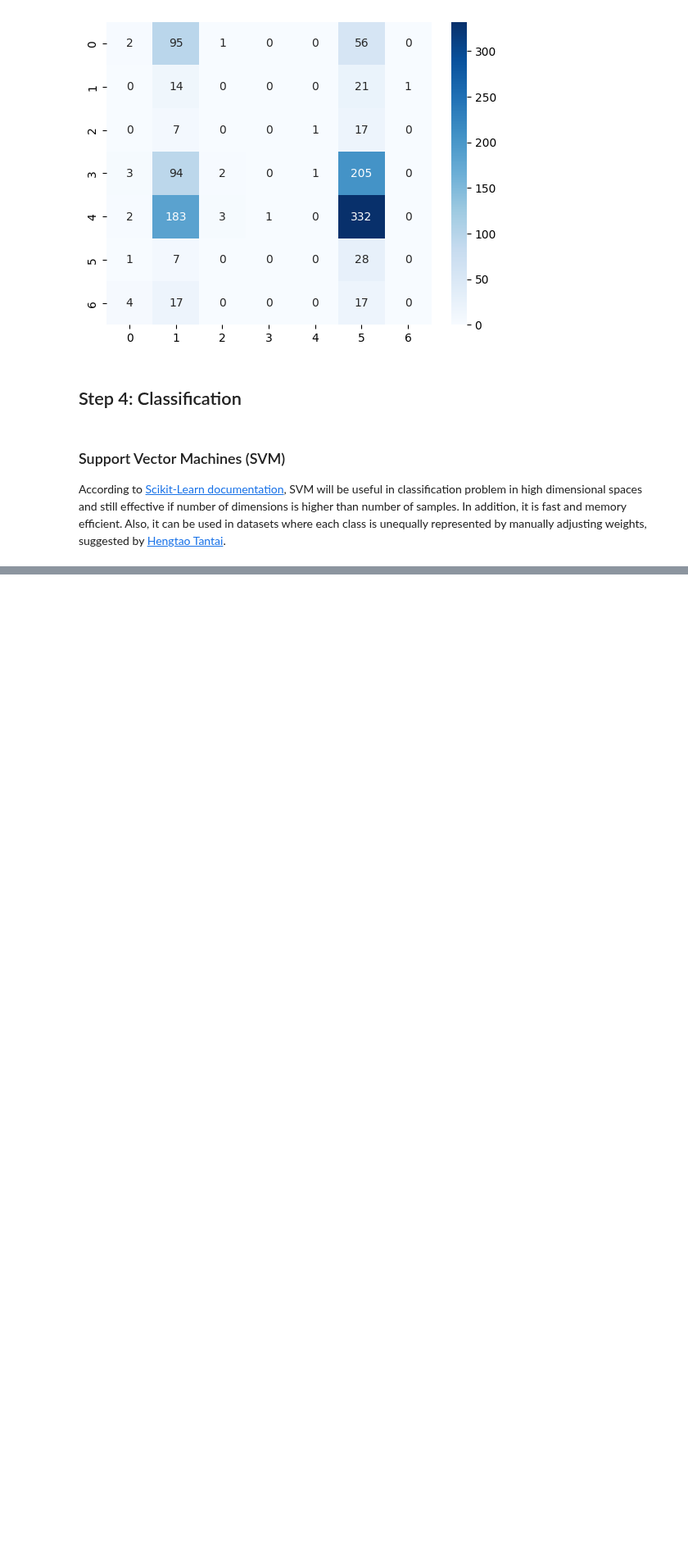
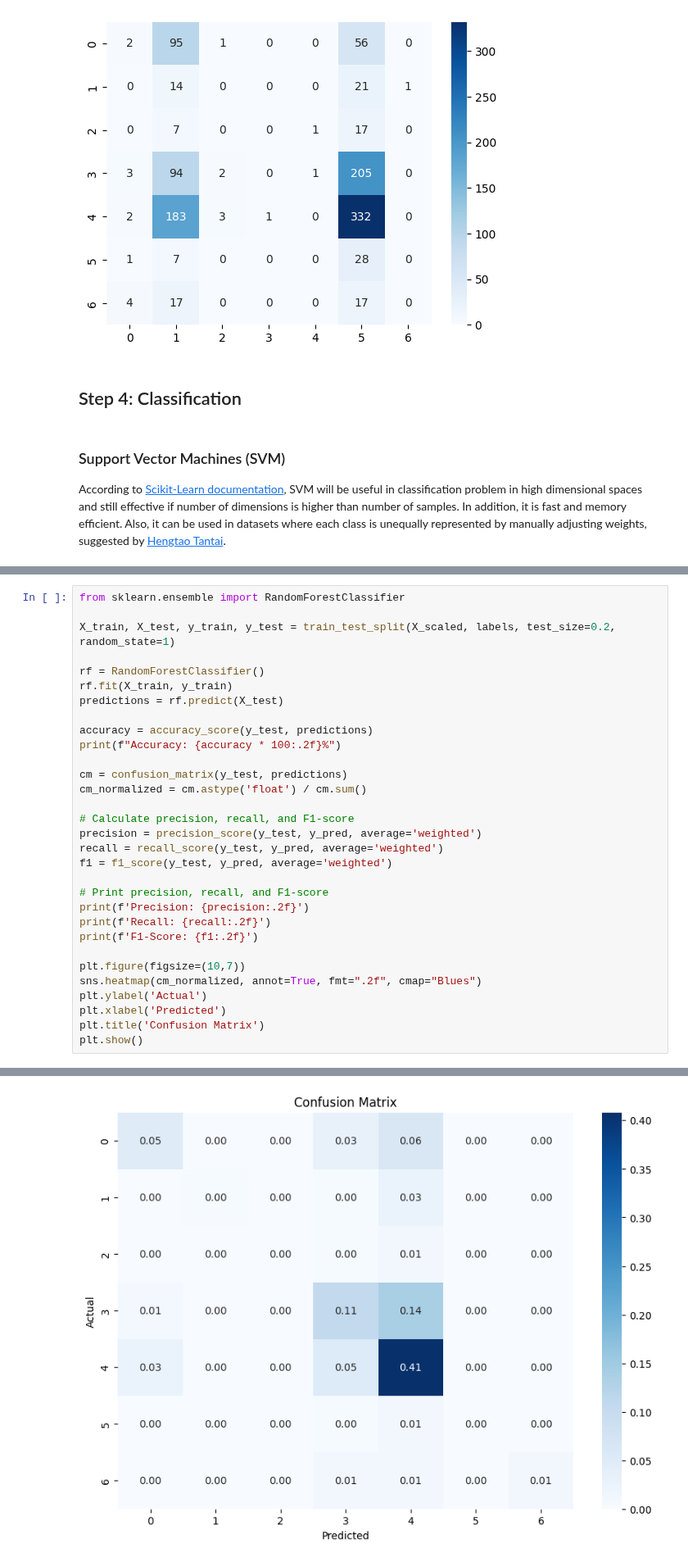
Before and after one commit to denskrlv/PosEmotion, a Jupyter notebook: posemotion.ipynb, the cells around one changed output, grey strips where cells are left out. Shown at 82% size. Cells and saved outputs as stored; diff of their text form; blank space fills up the shorter version.

```diff
--- a/posemotion.ipynb
+++ b/posemotion.ipynb
@@ -511,0 +495,32 @@ Accuracy: 0.60
+# %%
+from sklearn.ensemble import RandomForestClassifier
+
+X_train, X_test, y_train, y_test = train_test_split(X_scaled, labels, test_size=0.2, random_state=1)
+
+rf = RandomForestClassifier()
+rf.fit(X_train, y_train)
+predictions = rf.predict(X_test)
+
+accuracy = accuracy_score(y_test, predictions)
+print(f"Accuracy: {accuracy * 100:.2f}%")
+
+cm = confusion_matrix(y_test, predictions)
+cm_normalized = cm.astype('float') / cm.sum()
+
+# Calculate precision, recall, and F1-score
+precision = precision_score(y_test, y_pred, average='weighted')
+recall = recall_score(y_test, y_pred, average='weighted')
+f1 = f1_score(y_test, y_pred, average='weighted')
+
+# Print precision, recall, and F1-score
+print(f'Precision: {precision:.2f}')
+print(f'Recall: {recall:.2f}')
+print(f'F1-Score: {f1:.2f}')
+
+plt.figure(figsize=(10,7))
+sns.heatmap(cm_normalized, annot=True, fmt=".2f", cmap="Blues")
+plt.ylabel('Actual')
+plt.xlabel('Predicted')
+plt.title('Confusion Matrix')
+plt.show()
+# %% [output]
@@ -511,0 +531 @@ Accuracy: 0.60
+[figure, added]
```
Also changed, not shown: parts of 28 cells of this notebook, 3 other files.
